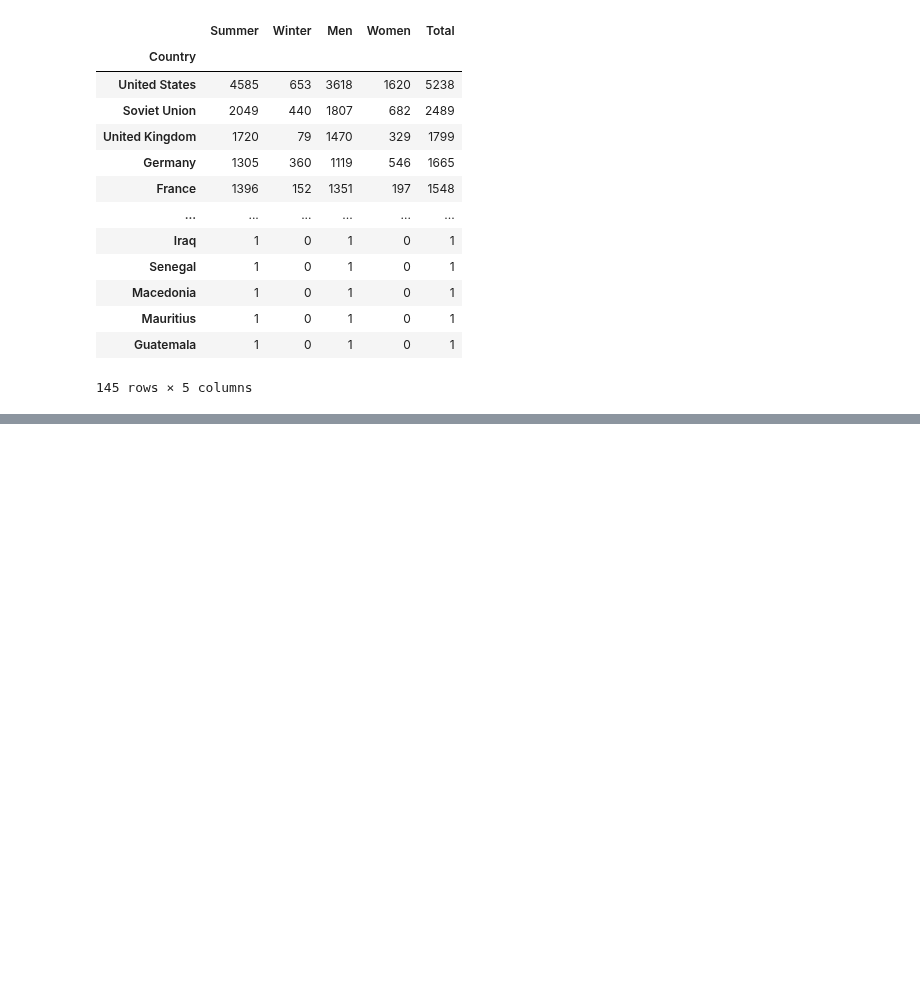
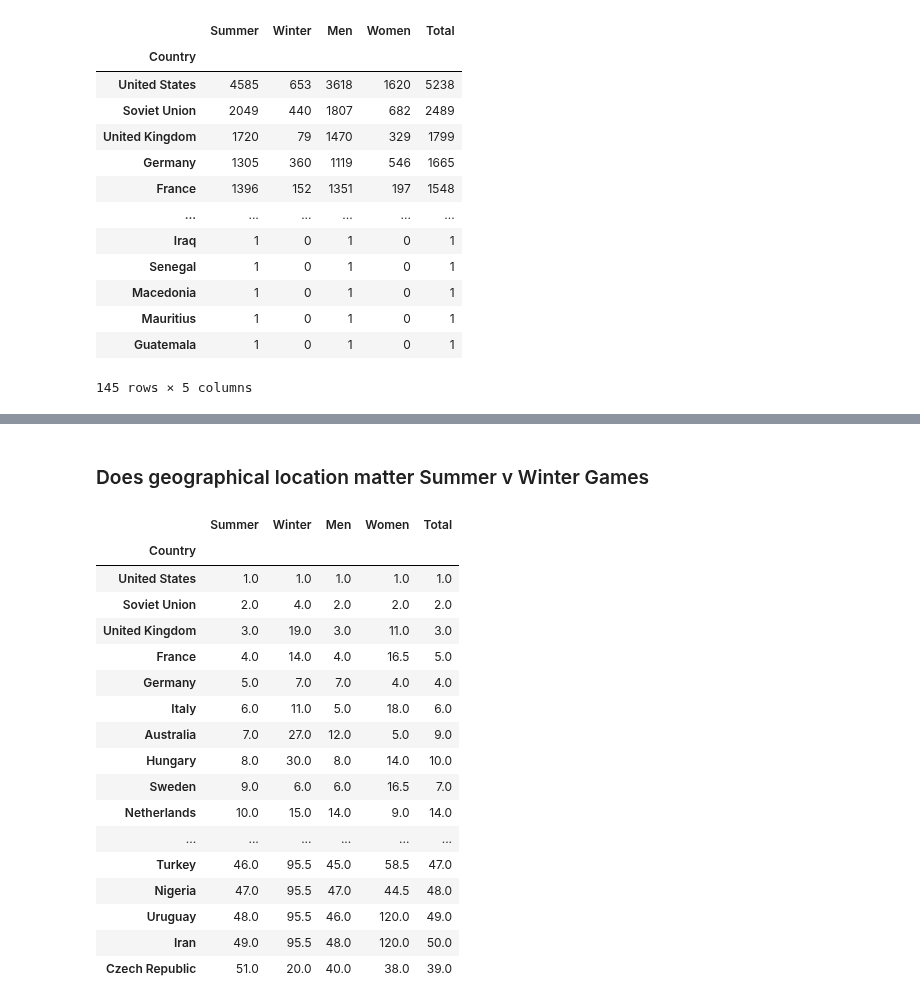
Before and after one commit to marb61a/Data-Science-Projects, a Jupyter notebook: Olympic Games Project/Olympic-Games.ipynb, the cells around one changed output, grey strips where cells are left out. Cells and saved outputs as stored; diff of their text form; code cells hidden in the pictures; blank space fills up the shorter version.

```diff
--- a/Olympic Games Project/Olympic-Games.ipynb
+++ b/Olympic Games Project/Olympic-Games.ipynb
@@ -1135,0 +1163,23 @@ medals_by_cats
+# %% [markdown]
+### Does geographical location matter Summer v Winter Games
+# %%
+top_50.sort_values("Summer")
+# %% [output]
+|  | Summer | Winter | Men | Women | Total |
+| Country |  |  |  |  |  |
+| United States | 1.0 | 1.0 | 1.0 | 1.0 | 1.0 |
+| Soviet Union | 2.0 | 4.0 | 2.0 | 2.0 | 2.0 |
+| United Kingdom | 3.0 | 19.0 | 3.0 | 11.0 | 3.0 |
+| France | 4.0 | 14.0 | 4.0 | 16.5 | 5.0 |
+| Germany | 5.0 | 7.0 | 7.0 | 4.0 | 4.0 |
+| Italy | 6.0 | 11.0 | 5.0 | 18.0 | 6.0 |
+| Australia | 7.0 | 27.0 | 12.0 | 5.0 | 9.0 |
+| Hungary | 8.0 | 30.0 | 8.0 | 14.0 | 10.0 |
+| Sweden | 9.0 | 6.0 | 6.0 | 16.5 | 7.0 |
+| Netherlands | 10.0 | 15.0 | 14.0 | 9.0 | 14.0 |
+| ... | ... | ... | ... | ... | ... |
+| Turkey | 46.0 | 95.5 | 45.0 | 58.5 | 47.0 |
+| Nigeria | 47.0 | 95.5 | 47.0 | 44.5 | 48.0 |
+| Uruguay | 48.0 | 95.5 | 46.0 | 120.0 | 49.0 |
+| Iran | 49.0 | 95.5 | 48.0 | 120.0 | 50.0 |
+| Czech Republic | 51.0 | 20.0 | 40.0 | 38.0 | 39.0 |
```
Also changed, not shown: parts of 6 cells of this notebook.
